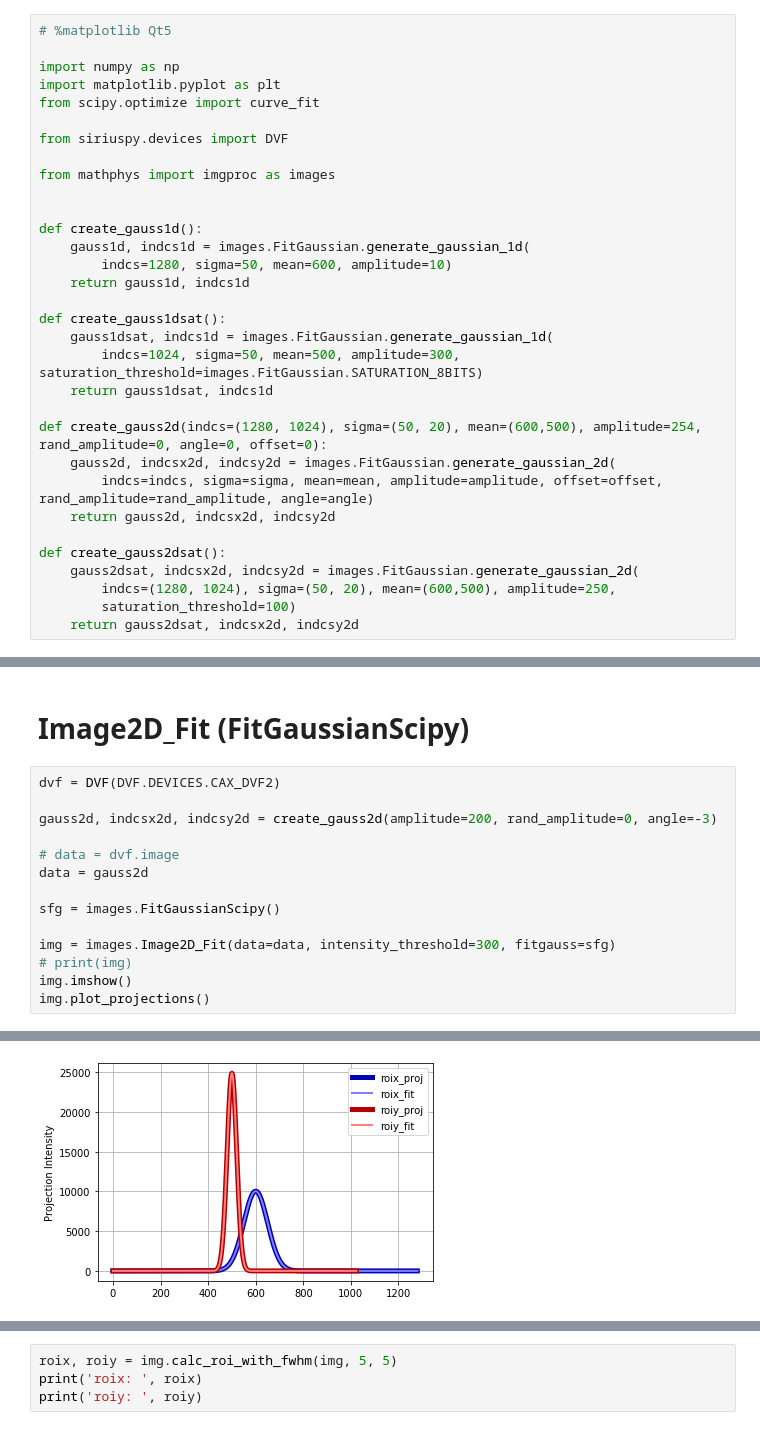
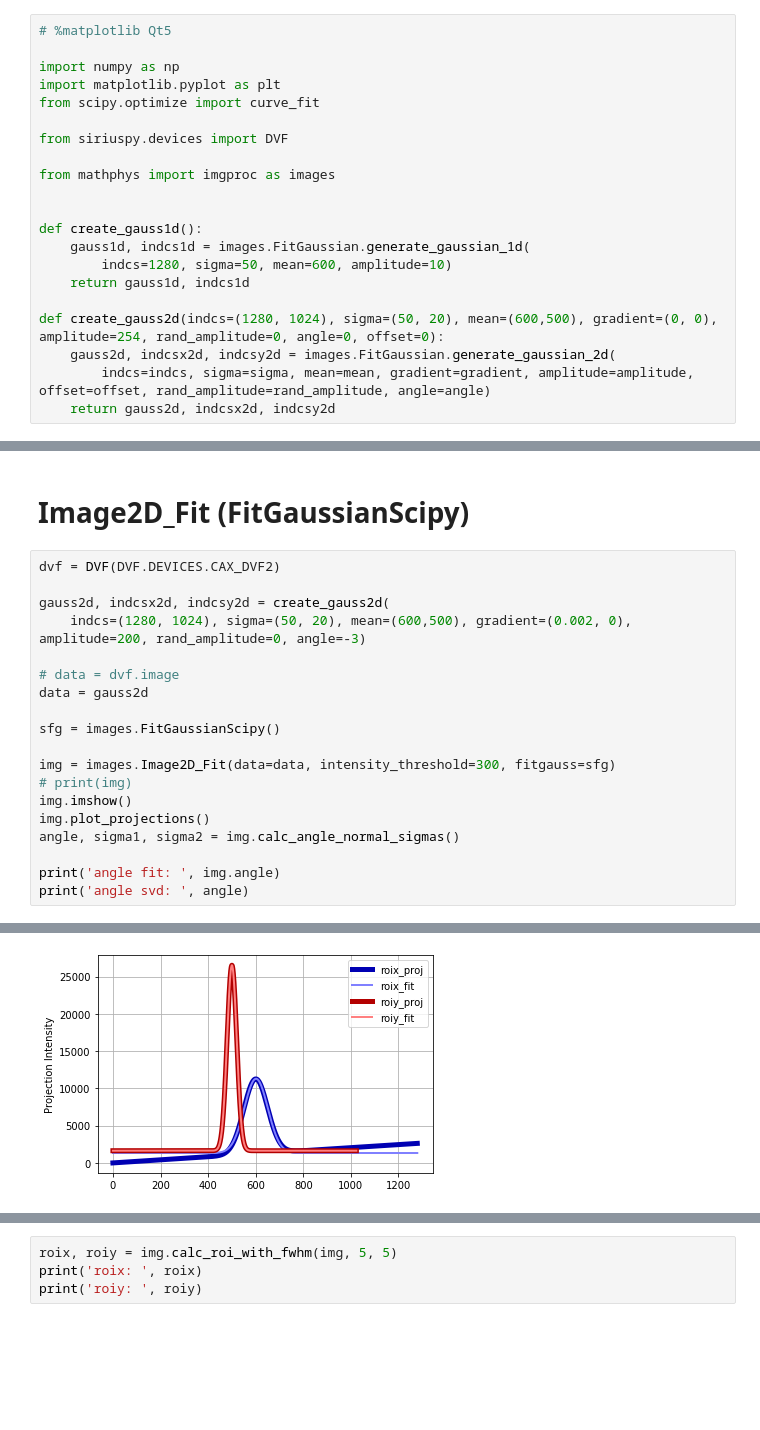
Before and after one commit to lnls-fac/mathphys, a Jupyter notebook: scripts/images.ipynb, the cells around one changed output, grey strips where cells are left out. Drawn from its saved outputs; the diff is of its cells as text; blank space fills up the shorter version.

```diff
--- a/scripts/images.ipynb
+++ b/scripts/images.ipynb
@@ -15,21 +15,10 @@ def create_gauss1d():
         indcs=1280, sigma=50, mean=600, amplitude=10)
     return gauss1d, indcs1d
 
-def create_gauss1dsat():
-    gauss1dsat, indcs1d = images.FitGaussian.generate_gaussian_1d(
-        indcs=1024, sigma=50, mean=500, amplitude=300, saturation_threshold=images.FitGaussian.SATURATION_8BITS)
-    return gauss1dsat, indcs1d
-
-def create_gauss2d(indcs=(1280, 1024), sigma=(50, 20), mean=(600,500), amplitude=254, rand_amplitude=0, angle=0, offset=0):
+def create_gauss2d(indcs=(1280, 1024), sigma=(50, 20), mean=(600,500), gradient=(0, 0), amplitude=254, rand_amplitude=0, angle=0, offset=0):
     gauss2d, indcsx2d, indcsy2d = images.FitGaussian.generate_gaussian_2d(
-        indcs=indcs, sigma=sigma, mean=mean, amplitude=amplitude, offset=offset, rand_amplitude=rand_amplitude, angle=angle)
+        indcs=indcs, sigma=sigma, mean=mean, gradient=gradient, amplitude=amplitude, offset=offset, rand_amplitude=rand_amplitude, angle=angle)
     return gauss2d, indcsx2d, indcsy2d
-
-def create_gauss2dsat():
-    gauss2dsat, indcsx2d, indcsy2d = images.FitGaussian.generate_gaussian_2d(
-        indcs=(1280, 1024), sigma=(50, 20), mean=(600,500), amplitude=250,
-        saturation_threshold=100)
-    return gauss2dsat, indcsx2d, indcsy2d
 # %% [markdown]
 # DVF
 # %%
@@ -544,7 +500,8 @@ print(img.roi_fit_error)
 # %%
 dvf = DVF(DVF.DEVICES.CAX_DVF2)
 
-gauss2d, indcsx2d, indcsy2d = create_gauss2d(amplitude=200, rand_amplitude=0, angle=-3)
+gauss2d, indcsx2d, indcsy2d = create_gauss2d(
+    indcs=(1280, 1024), sigma=(50, 20), mean=(600,500), gradient=(0.002, 0), amplitude=200, rand_amplitude=0, angle=-3)
 
 # data = dvf.image
 data = gauss2d
@@ -555,4 +512,8 @@ img = images.Image2D_Fit(data=data, intensity_threshold=300, fitgauss=sfg)
 # print(img)
 img.imshow()
 img.plot_projections()
+angle, sigma1, sigma2 = img.calc_angle_normal_sigmas()
+
+print('angle fit: ', img.angle)
+print('angle svd: ', angle)
 # %% [output]
@@ -559,2 +538,2 @@ img.plot_projections()
 [figure]
-[figure, old version]
+[figure, new version]
```
Also changed, not shown: parts of 8 cells of this notebook, 1 other file.
